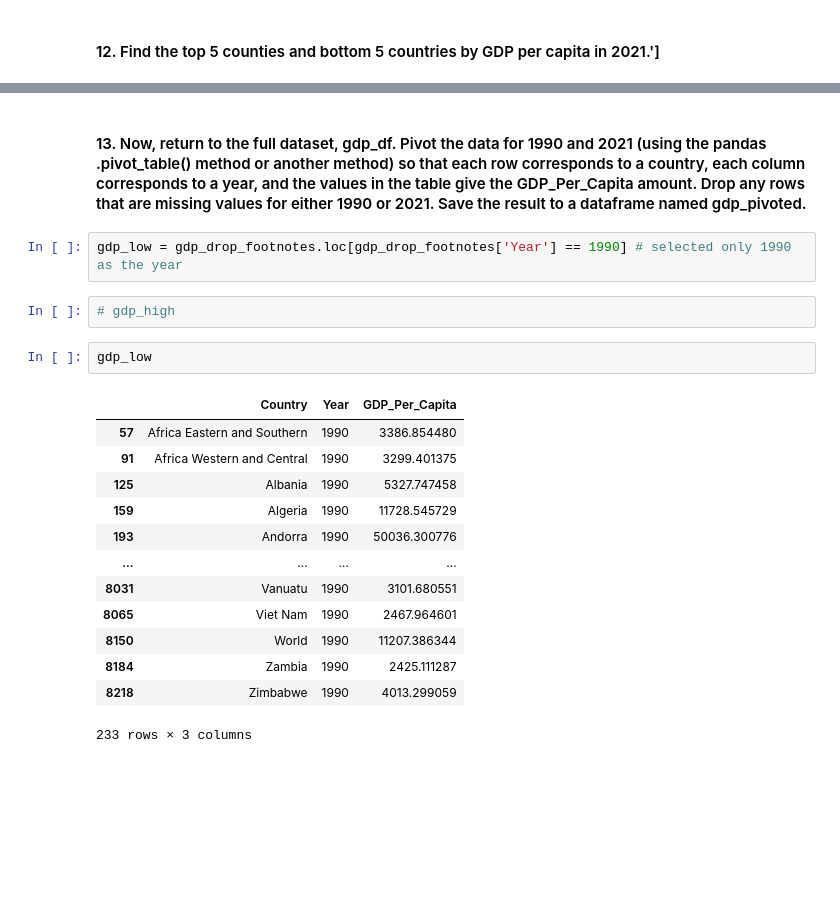
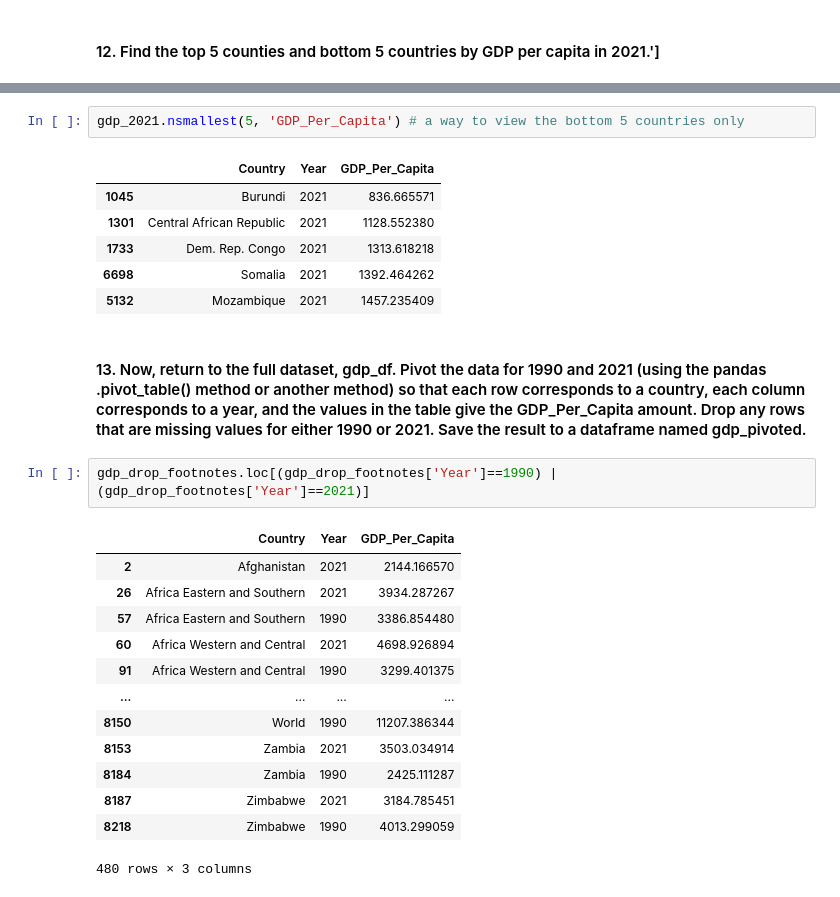
Before and after one commit to nss-data-science-cohort-9/un-exploration-catdgomez, a Jupyter notebook: notebooks/UN_Data_Exploration.ipynb, the cells around one changed output, grey strips where cells are left out. Drawn from its saved outputs; the diff is of its cells as text; blank space fills up the shorter version.

```diff
--- a/notebooks/UN_Data_Exploration.ipynb
+++ b/notebooks/UN_Data_Exploration.ipynb
@@ -228,22 +237,27 @@ gdp_2021.sort_values('GDP_Per_Capita', ascending=False)
+# %%
+gdp_2021.nsmallest(5, 'GDP_Per_Capita') # a way to view the bottom 5 countries only
+# %% [output]
+|  | Country | Year | GDP_Per_Capita |
+| 1045 | Burundi | 2021 | 836.665571 |
+| 1301 | Central African Republic | 2021 | 1128.552380 |
+| 1733 | Dem. Rep. Congo | 2021 | 1313.618218 |
+| 6698 | Somalia | 2021 | 1392.464262 |
+| 5132 | Mozambique | 2021 | 1457.235409 |
 # %% [markdown]
 #### 13. Now, return to the full dataset, gdp_df. Pivot the data for 1990 and 2021 (using the pandas .pivot_table() method or another method) so that each row corresponds to a country, each column corresponds to a year, and the values in the table give the GDP_Per_Capita amount. Drop any rows that are missing values for either 1990 or 2021. Save the result to a dataframe named gdp_pivoted.
-# %%
-gdp_low = gdp_drop_footnotes.loc[gdp_drop_footnotes['Year'] == 1990] # selected only 1990 as the year
-# %%
-# gdp_high
-# %%
-gdp_low
-# %% [output]
-|  | Country | Year | GDP_Per_Capita |
-| 57 | Africa Eastern and Southern | 1990 | 3386.854480 |
-| 91 | Africa Western and Central | 1990 | 3299.401375 |
-| 125 | Albania | 1990 | 5327.747458 |
-| 159 | Algeria | 1990 | 11728.545729 |
-| 193 | Andorra | 1990 | 50036.300776 |
-| ... | ... | ... | ... |
-| 8031 | Vanuatu | 1990 | 3101.680551 |
-| 8065 | Viet Nam | 1990 | 2467.964601 |
-| 8150 | World | 1990 | 11207.386344 |
-| 8184 | Zambia | 1990 | 2425.111287 |
-| 8218 | Zimbabwe | 1990 | 4013.299059 |
-233 rows × 3 columns
+# %%
+gdp_drop_footnotes.loc[(gdp_drop_footnotes['Year']==1990) | (gdp_drop_footnotes['Year']==2021)]
+# %% [output]
+|  | Country | Year | GDP_Per_Capita |
+| 2 | Afghanistan | 2021 | 2144.166570 |
+| 26 | Africa Eastern and Southern | 2021 | 3934.287267 |
+| 57 | Africa Eastern and Southern | 1990 | 3386.854480 |
+| 60 | Africa Western and Central | 2021 | 4698.926894 |
+| 91 | Africa Western and Central | 1990 | 3299.401375 |
+| ... | ... | ... | ... |
+| 8150 | World | 1990 | 11207.386344 |
+| 8153 | Zambia | 2021 | 3503.034914 |
+| 8184 | Zambia | 1990 | 2425.111287 |
+| 8187 | Zimbabwe | 2021 | 3184.785451 |
+| 8218 | Zimbabwe | 1990 | 4013.299059 |
+480 rows × 3 columns
```
Also changed, not shown: parts of 16 cells of this notebook.
